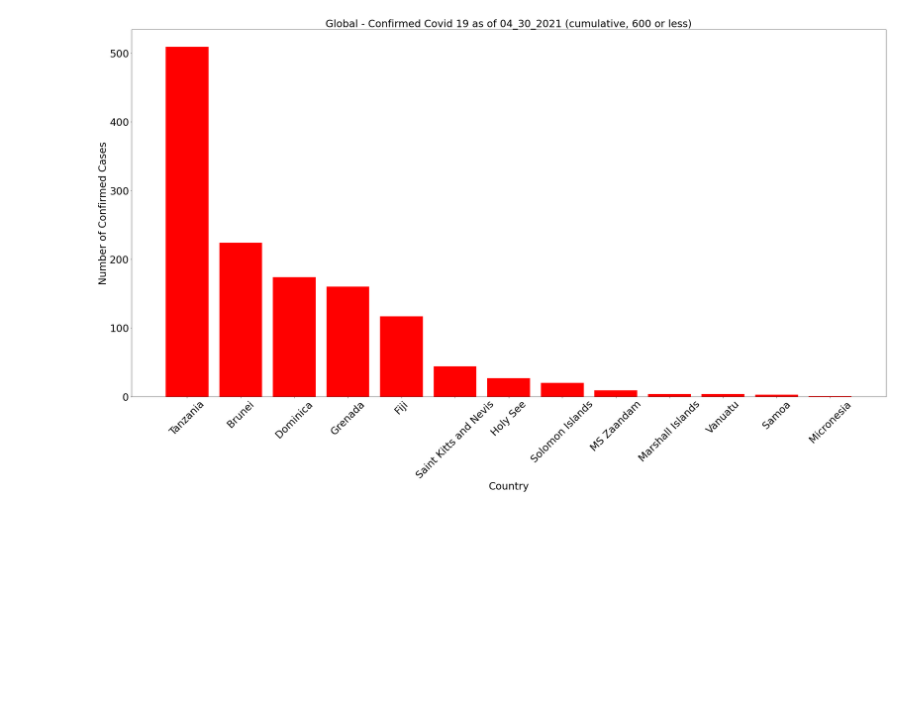
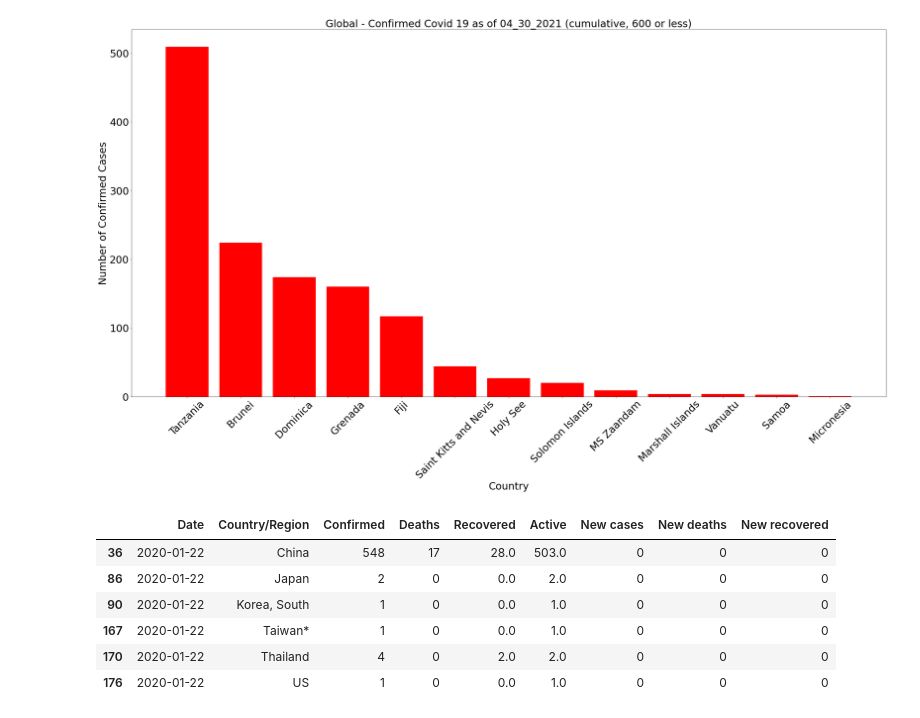
Before and after one commit to makbarish/Grp5_Project1_Covid19, a Jupyter notebook: Clay/Covid_19_Cumulatinve_Bar_Charts_Conf_Deaths_Recoveries.ipynb, the cells around one changed output. Drawn from its saved outputs; the diff is of its cells as text; code cells hidden in the pictures; blank space fills up the shorter version.

```diff
--- a/Clay/Covid_19_Cumulatinve_Bar_Charts_Conf_Deaths_Recoveries.ipynb
+++ b/Clay/Covid_19_Cumulatinve_Bar_Charts_Conf_Deaths_Recoveries.ipynb
@@ -282,3 +282,15 @@ plt.yticks(fontsize = 30)
 plt.show()
 # %% [output]
 [figure]
+# %%
+# confirmed_19_df_by_country.index.list_values == ['2020-01-22']
+filt2 = (confirmed_19_df_by_country["Date"] == "2020-01-22") & (confirmed_19_df_by_country["Confirmed"] >= 1)
+confirmed_19_df_by_country[filt2]
+# %% [output]
+|  | Date | Country/Region | Confirmed | Deaths | Recovered | Active | New cases | New deaths | New recovered |
+| 36 | 2020-01-22 | China | 548 | 17 | 28.0 | 503.0 | 0 | 0 | 0 |
+| 86 | 2020-01-22 | Japan | 2 | 0 | 0.0 | 2.0 | 0 | 0 | 0 |
+| 90 | 2020-01-22 | Korea, South | 1 | 0 | 0.0 | 1.0 | 0 | 0 | 0 |
+| 167 | 2020-01-22 | Taiwan* | 1 | 0 | 0.0 | 1.0 | 0 | 0 | 0 |
+| 170 | 2020-01-22 | Thailand | 4 | 0 | 2.0 | 2.0 | 0 | 0 | 0 |
+| 176 | 2020-01-22 | US | 1 | 0 | 0.0 | 1.0 | 0 | 0 | 0 |
```
Also changed, not shown: parts of 2 cells of this notebook, 2 other files.
